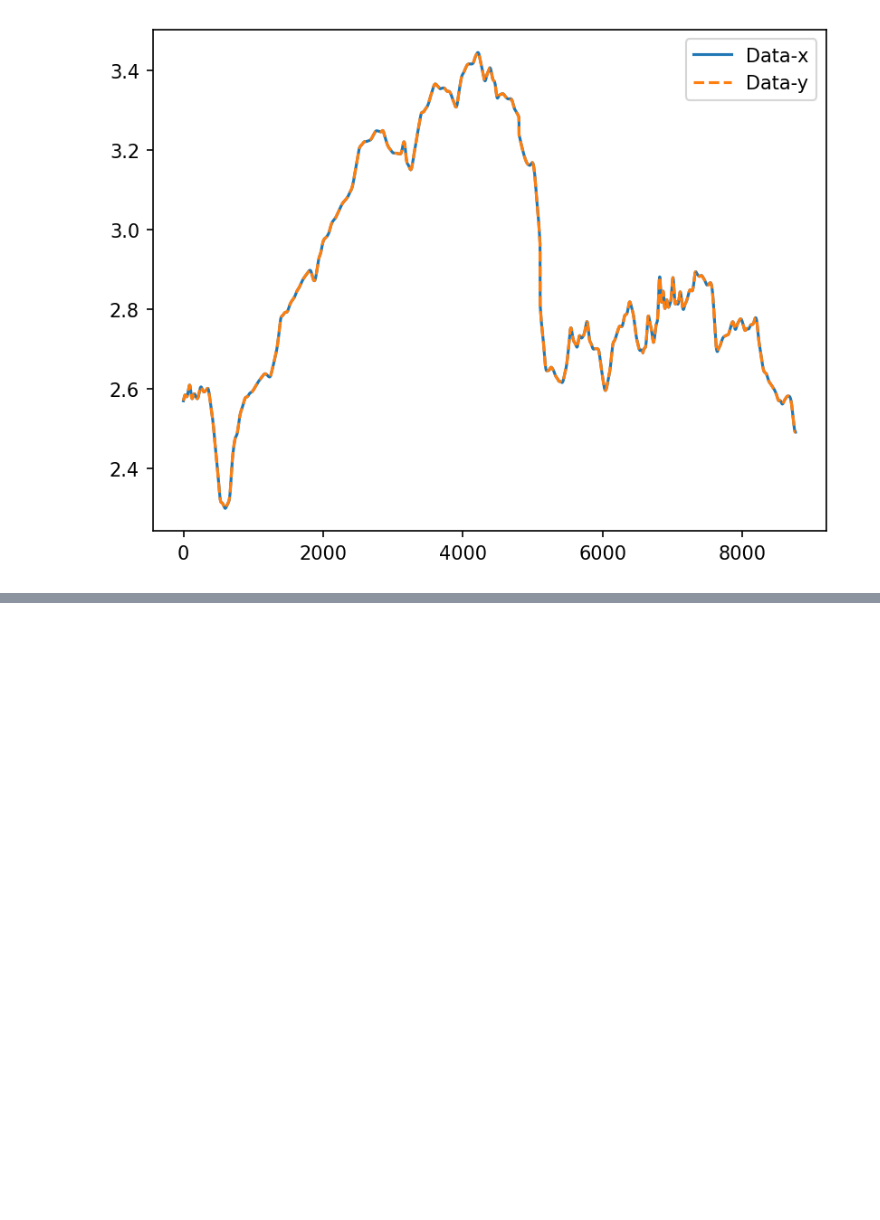
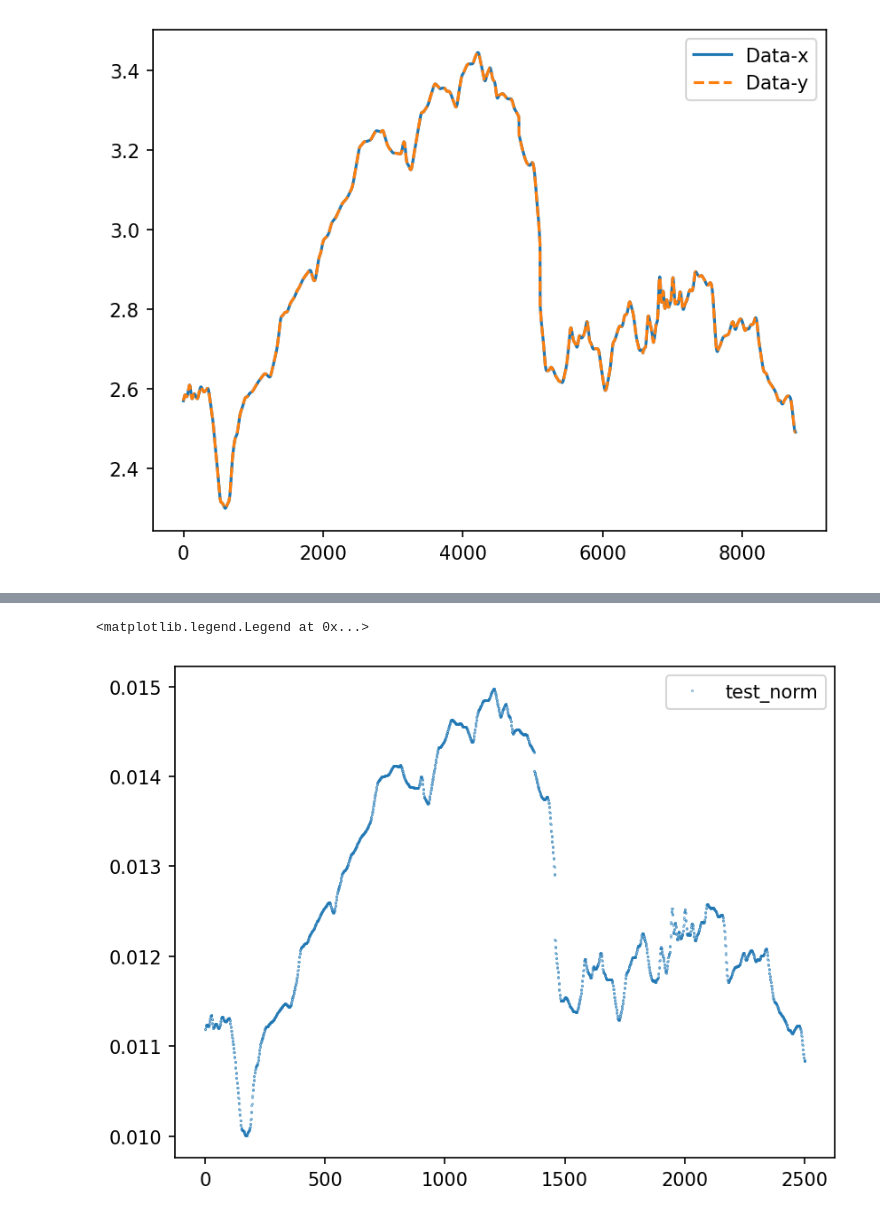
Before and after one commit to francescococetta/ictp2024_project10, a Jupyter notebook: scripts/1_hour_input.ipynb, the cells around one changed output, grey strips where cells are left out. Saved outputs shown, nothing was run; the diff lists cells and outputs as text; code cells hidden in the pictures; blank space fills up the shorter version.

```diff
--- a/scripts/1_hour_input.ipynb
+++ b/scripts/1_hour_input.ipynb
@@ -112,3 +156,11 @@ plt.show()
+# %%
+plt.figure(dpi=150)
+plt.plot(x_test_norm[:,0], ".",markersize=0.5, label="test_norm")
+
+plt.legend()
+# %% [output]
+<matplotlib.legend.Legend at 0x...>
+[figure, added]
 # %%
 # Generate some points where the predictions of the model will be tested.
 # Here we pick the testing domain to be larger than the training domain to check if the model
```
Also changed, not shown: parts of 13 cells of this notebook.
